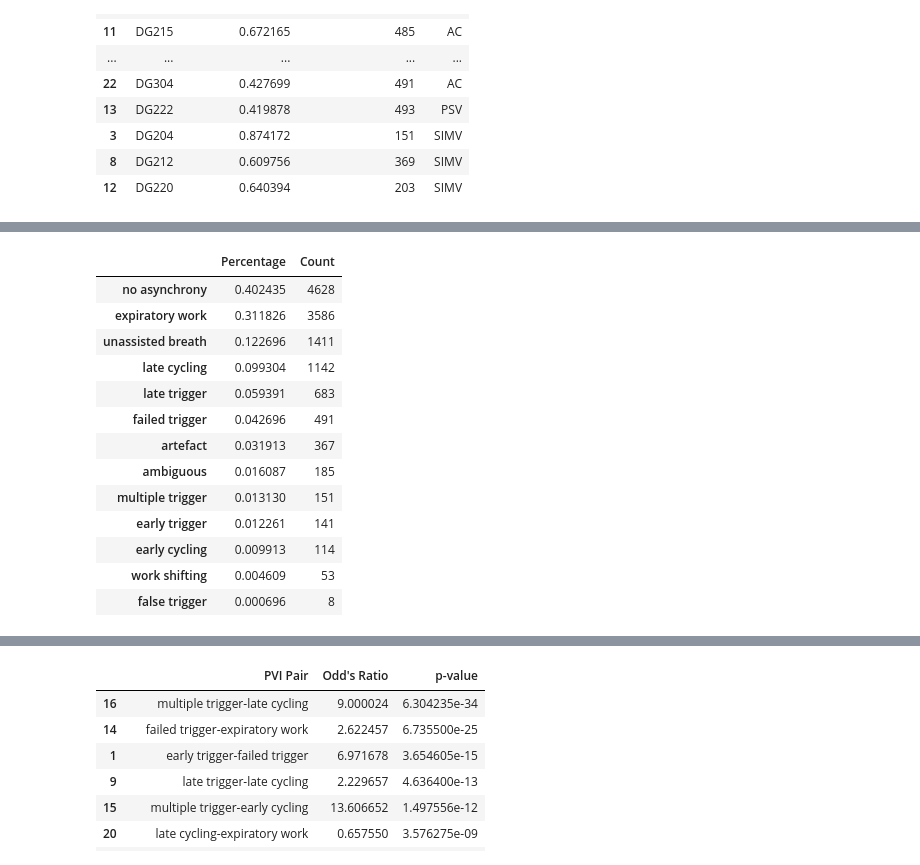
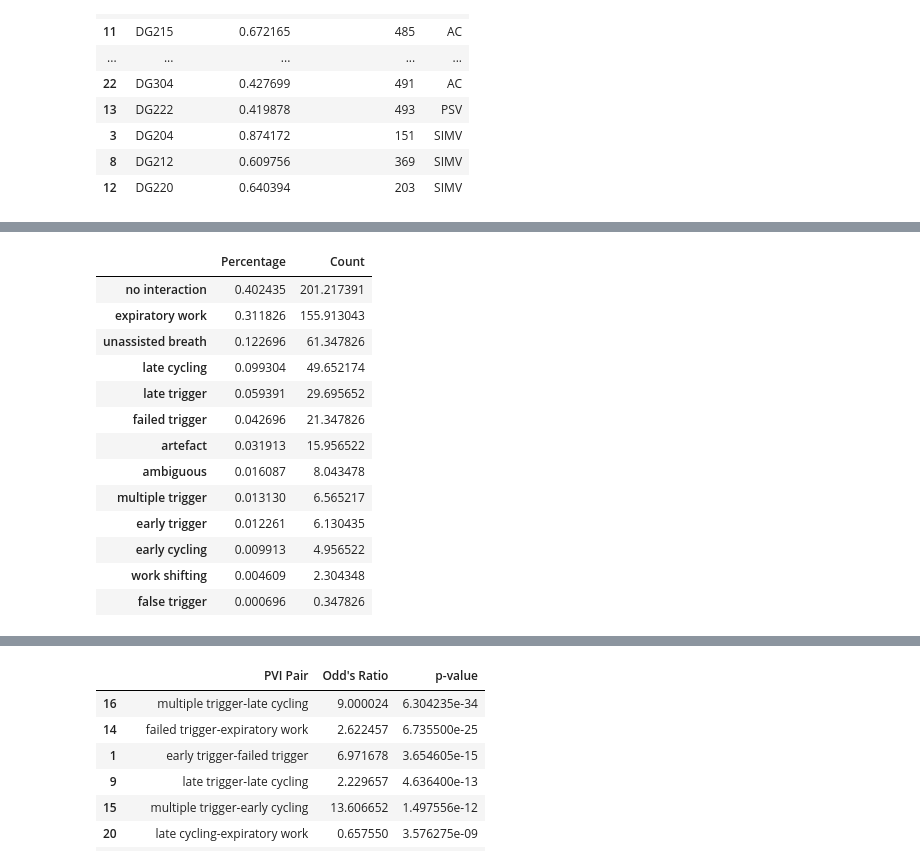
Before and after one commit to chongtwd/Detection-and-quantitative-analysis-of-patient-ventilator-interactions-in-ventilated-neonates, a Jupyter notebook: model_dev/Analysis.ipynb, the cells around one changed output, grey strips where cells are left out. Cells and saved outputs as stored; diff of their text form; code cells hidden in the pictures.

```diff
--- a/model_dev/Analysis.ipynb
+++ b/model_dev/Analysis.ipynb
@@ -1,11 +1,11 @@
 # %%
 import numpy as np
 import pandas as pd
-asyncs = ["no asynchrony","unassisted breath","early trigger","late trigger",
+asyncs = ["no interaction","unassisted breath","early trigger","late trigger",
           "failed trigger","false trigger","multiple trigger","early cycling",
           "late cycling", "ambiguous", "expiratory work", "artefact", "work shifting"]
-dev = pd.read_csv("../data/train/combined.csv").rename({"splinting" : "ambiguous"}, axis=1)
-test = pd.read_csv("../data/test/combined.csv").rename({"splinting" : "ambiguous"}, axis=1)
+dev = pd.read_csv("../data/train/combined.csv").rename({"splinting" : "ambiguous", "no asynchrony" : "no interaction"}, axis=1)
+test = pd.read_csv("../data/test/combined.csv").rename({"splinting" : "ambiguous", "no asynchrony" : "no interaction"}, axis=1)
 # %%
 # Supplementary Table 2
 dev_label_counts = dev.groupby("Sample")[asyncs].sum()
@@ -79,19 +73,19 @@ ai.groupby("Mode").mean()
 # %%
 # Table 3 Overall
 pd.DataFrame({"Percentage" : (label_counts[asyncs].sum(axis=0) / 11500),
-              "Count" : label_counts[asyncs].sum(axis=0)}).sort_values("Percentage", ascending=False)
+              "Count" : label_counts[asyncs].mean(axis=0)}).sort_values("Percentage", ascending=False)
 # %% [output]
 |  | Percentage | Count |
-| no asynchrony | 0.402435 | 4628 |
-| expiratory work | 0.311826 | 3586 |
-| unassisted breath | 0.122696 | 1411 |
-| late cycling | 0.099304 | 1142 |
-| late trigger | 0.059391 | 683 |
-| failed trigger | 0.042696 | 491 |
-| artefact | 0.031913 | 367 |
-| ambiguous | 0.016087 | 185 |
-| multiple trigger | 0.013130 | 151 |
-| early trigger | 0.012261 | 141 |
-| early cycling | 0.009913 | 114 |
-| work shifting | 0.004609 | 53 |
-| false trigger | 0.000696 | 8 |
+| no interaction | 0.402435 | 201.217391 |
+| expiratory work | 0.311826 | 155.913043 |
+| unassisted breath | 0.122696 | 61.347826 |
+| late cycling | 0.099304 | 49.652174 |
+| late trigger | 0.059391 | 29.695652 |
+| failed trigger | 0.042696 | 21.347826 |
+| artefact | 0.031913 | 15.956522 |
+| ambiguous | 0.016087 | 8.043478 |
+| multiple trigger | 0.013130 | 6.565217 |
+| early trigger | 0.012261 | 6.130435 |
+| early cycling | 0.009913 | 4.956522 |
+| work shifting | 0.004609 | 2.304348 |
+| false trigger | 0.000696 | 0.347826 |
```
Also changed, not shown: parts of 9 cells of this notebook, 1 other file.
